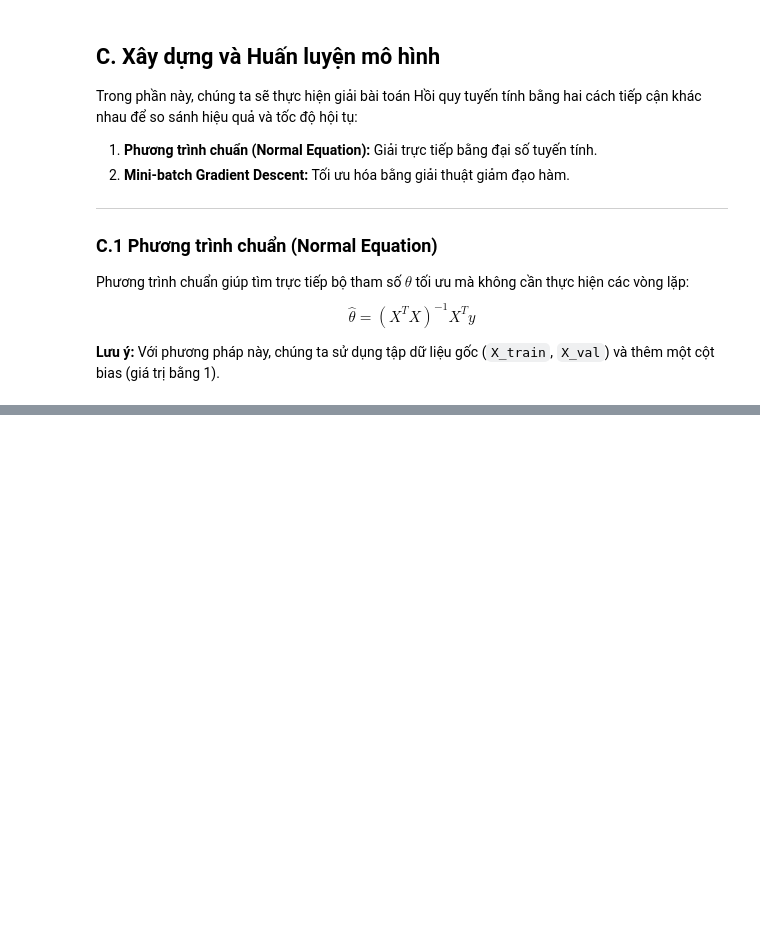
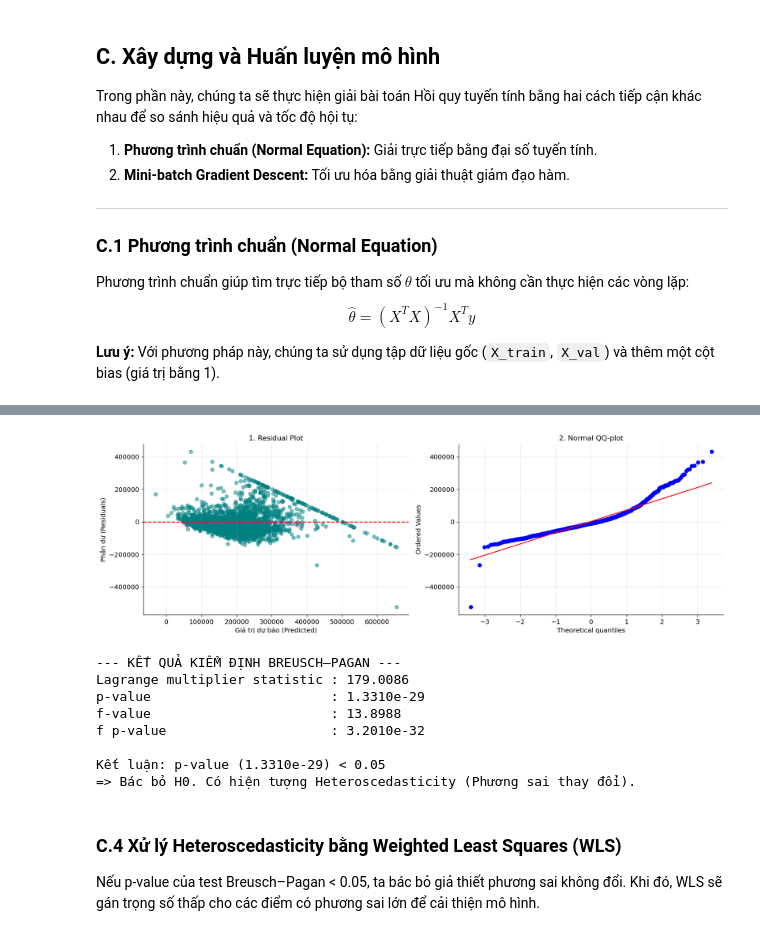
Before and after one commit to kimngoc280105/ml-regression-classification, a Jupyter notebook: code/Part1_Regression/notebook.ipynb, the cells around one changed output, grey strips where cells are left out. Saved outputs shown, nothing was run; the diff lists cells and outputs as text; code cells hidden in the pictures; blank space fills up the shorter version.

```diff
--- a/code/Part1_Regression/notebook.ipynb
+++ b/code/Part1_Regression/notebook.ipynb
@@ -447,0 +526,55 @@ Error:
+# %%
+import scipy.stats as stats
+import statsmodels.stats.api as sms
+from statsmodels.compat import lzip
+import matplotlib.pyplot as plt
+
+residuals = np.array(y_val).reshape(-1, 1) - y_val_pred_gd
+
+fig, ax = plt.subplots(1, 2, figsize=(15, 5))
+
+# 1. Residual Plot
+ax[0].scatter(y_val_pred_gd, residuals, alpha=0.5, color='teal')
+ax[0].axhline(y=0, color='r', linestyle='--')
+ax[0].set_xlabel("Giá trị dự báo (Predicted)")
+ax[0].set_ylabel("Phần dư (Residuals)")
+ax[0].set_title("1. Residual Plot")
+
+# 2. QQ-Plot
+stats.probplot(residuals.flatten(), dist="norm", plot=ax[1])
+ax[1].set_title("2. Normal QQ-plot")
+plt.tight_layout()
+plt.show()
+
+# 3. Breusch–Pagan Test
+test_results = sms.het_breuschpagan(residuals, X_val_sm)
+names = ['Lagrange multiplier statistic', 'p-value', 'f-value', 'f p-value']
+
+print("--- KẾT QUẢ KIỂM ĐỊNH BREUSCH–PAGAN ---")
+for name, value in zip(names, test_results):
+    if 'p-value' in name:
+        print(f"{name:<30}: {value:.4e}")
+    else:
+        print(f"{name:<30}: {value:.4f}")
+
+p_value = test_results[1]
+if p_value < 0.05:
+    print(f"\nKết luận: p-value ({p_value:.4e}) < 0.05")
+    print("=> Bác bỏ H0. Có hiện tượng Heteroscedasticity (Phương sai thay đổi).")
+else:
+    print(f"\nKết luận: p-value ({p_value:.4e}) > 0.05")
+    print("=> Chưa có bằng chứng vi phạm giả thiết phương sai không đổi.")
+# %% [output]
+[figure, added]
+--- KẾT QUẢ KIỂM ĐỊNH BREUSCH–PAGAN ---
+Lagrange multiplier statistic : 179.0086
+p-value                       : 1.3310e-29
+f-value                       : 13.8988
+f p-value                     : 3.2010e-32
+
+Kết luận: p-value (1.3310e-29) < 0.05
+=> Bác bỏ H0. Có hiện tượng Heteroscedasticity (Phương sai thay đổi).
+# %% [markdown]
+### C.4 Xử lý Heteroscedasticity bằng Weighted Least Squares (WLS)
+
+Nếu p-value của test Breusch–Pagan < 0.05, ta bác bỏ giả thiết phương sai không đổi. Khi đó, WLS sẽ gán trọng số thấp cho các điểm có phương sai lớn để cải thiện mô hình.
```
Also changed, not shown: parts of 5 cells of this notebook.
